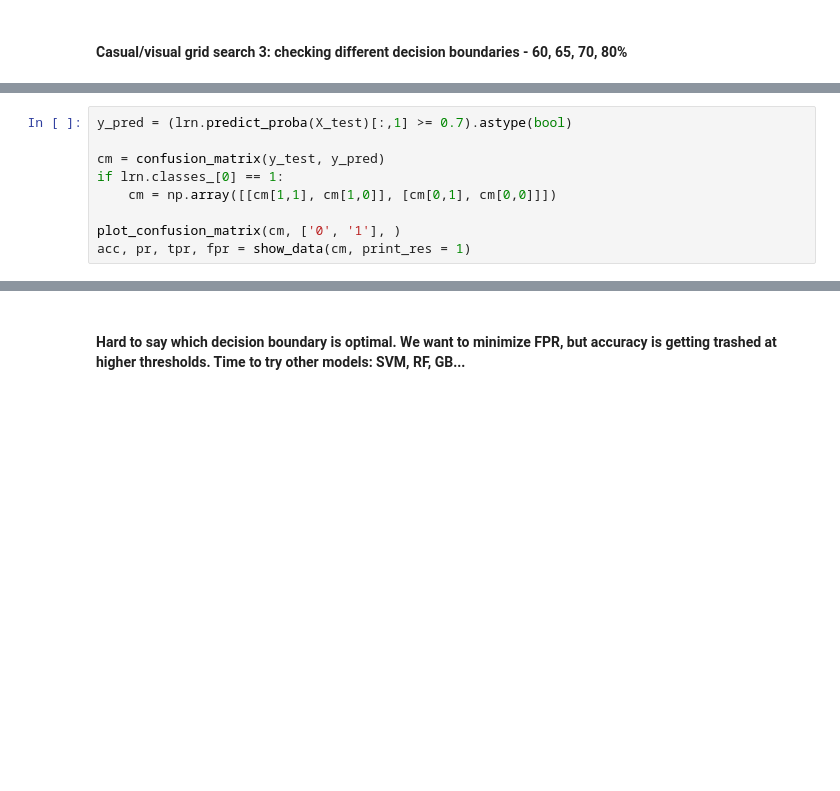
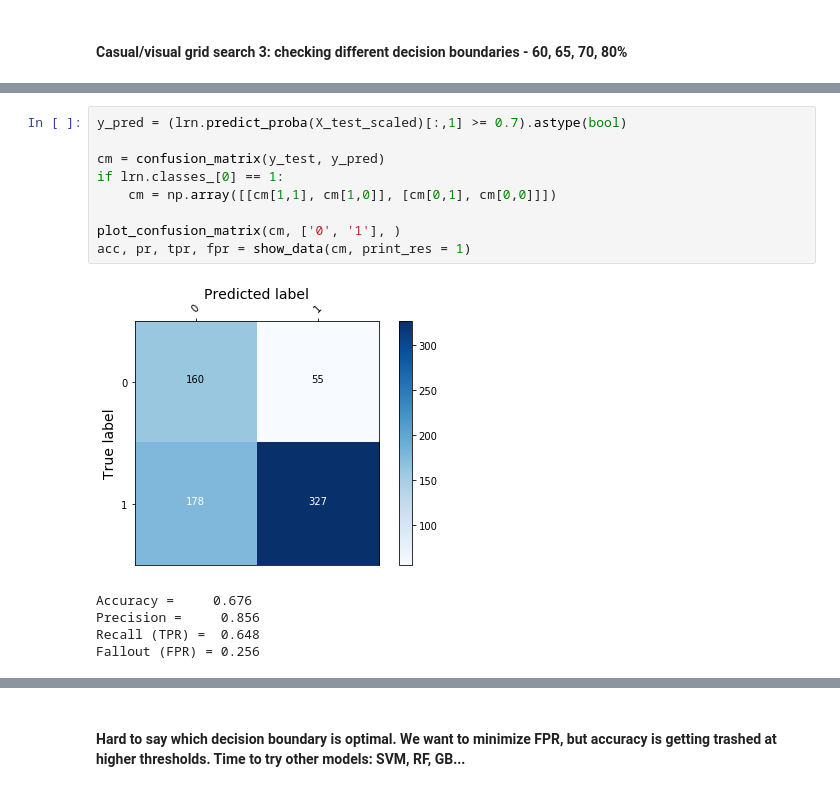
Before and after one commit to ryanlrappa/film-profit-prediction, a Jupyter notebook: jupyter_notebooks/6_modeling.ipynb, the cells around one changed output, grey strips where cells are left out. Saved outputs shown, nothing was run; the diff lists cells and outputs as text; blank space fills up the shorter version.

```diff
--- a/jupyter_notebooks/6_modeling.ipynb
+++ b/jupyter_notebooks/6_modeling.ipynb
@@ -268,10 +296,16 @@ acc, pr, tpr, fpr = show_data(cm, print_res = 1)
 # %%
-y_pred = (lrn.predict_proba(X_test)[:,1] >= 0.7).astype(bool)
+y_pred = (lrn.predict_proba(X_test_scaled)[:,1] >= 0.7).astype(bool)
 
 cm = confusion_matrix(y_test, y_pred)
 if lrn.classes_[0] == 1:
     cm = np.array([[cm[1,1], cm[1,0]], [cm[0,1], cm[0,0]]])
 
 plot_confusion_matrix(cm, ['0', '1'], )
 acc, pr, tpr, fpr = show_data(cm, print_res = 1)
+# %% [output]
+[figure, added]
+Accuracy =     0.676
+Precision =     0.856
+Recall (TPR) =  0.648
+Fallout (FPR) = 0.256
 # %%
```
Also changed, not shown: parts of 22 cells of this notebook.
